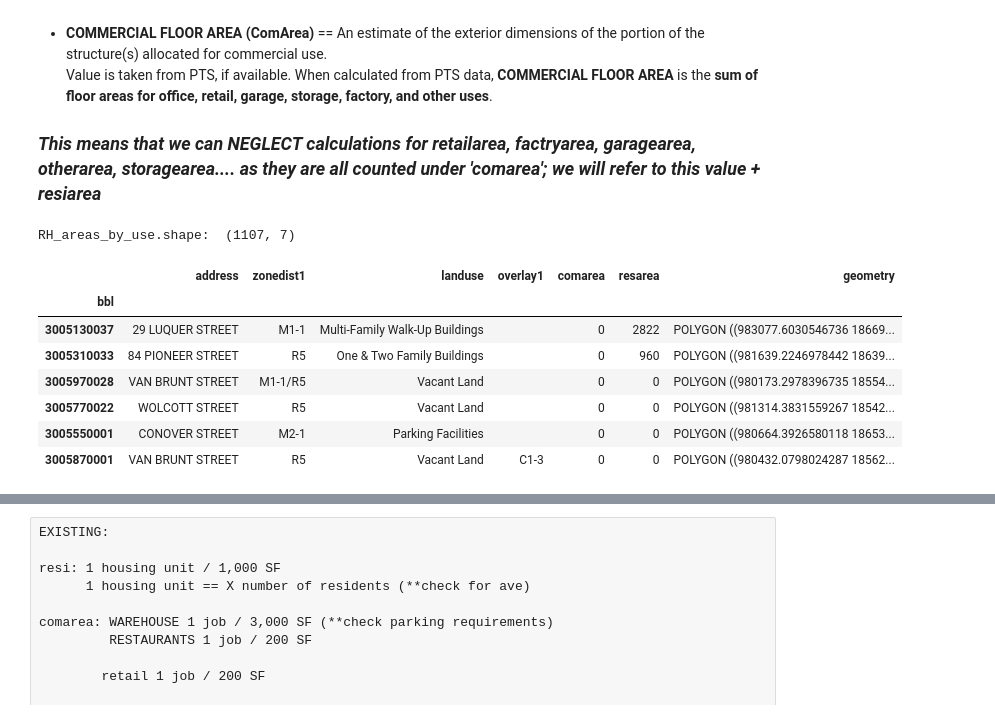
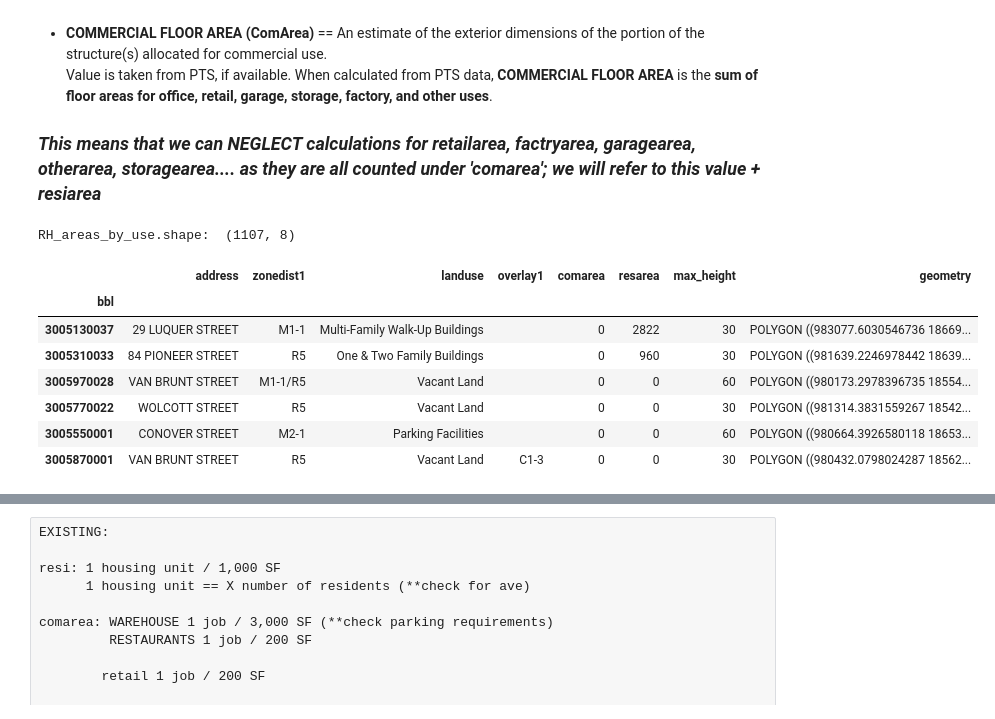
Before and after one commit to drawbrooklyn/RH_zoningAnalysis, a Jupyter notebook: Wolcott_jobs_analysis_20191025.ipynb, the cells around one changed output, grey strips where cells are left out. Cells and saved outputs as stored; diff of their text form; code cells hidden in the pictures.

```diff
--- a/Wolcott_jobs_analysis_20191025.ipynb
+++ b/Wolcott_jobs_analysis_20191025.ipynb
@@ -192,0 +196,27 @@ RH_pluto.iloc[:3,-2:]
+# %%
+# creating a function for allowed heights according to Zoning dist
+# not including street width differences or setbacks
+
+def max_height(df): #in feet
+    if df['zonedist1'] == 'M1-1':
+        val = 30
+    elif df['zonedist1'] == 'R5':
+        val = 30 # not including a setback of 15' at 30' height, up until 40'
+    elif df['zonedist1'] == 'M1-1/R5':
+        val = 60
+    elif df['zonedist1'] == 'M2-1':
+        val = 60 # not including setback
+    elif df['zonedist1'] == 'M3-1':
+        val = 60 # not including setback
+    elif df['zonedist1'] == 'R6':
+        val = 70 # max at wide street; on narrow street 55'
+    elif df['zonedist1'] == 'PARK':
+        val = 0
+    else:
+        val = 0
+    return val
+
+RH_pluto['max_height'] = RH_pluto.apply(max_height, axis=1)
+
+print(RH_pluto.shape)
+RH_pluto[['zonedist1', 'max_height']].head()
@@ -231,25 +270,25 @@ Value is taken from PTS, if available. When calculated from PTS data, **COMMERCI
 # %%
 # creating a new shortened dataframe for current SF by use and for allowed FAR by use
 
 RH_areas_by_use = RH_pluto[['address','zonedist1','landuse','overlay1',
-                            'comarea','resarea','geometry']] #leaving geometry to remain geodataframe
+                            'comarea','resarea','max_height', 'geometry']] #leaving geometry to remain geodataframe
 
 RH_allowed_far = RH_pluto[['address','lotarea','zonedist1','landuse','overlay1',
-                           'commfar','residfar','geometry']] #leaving geometry to remain geodataframe
+                           'commfar','residfar','max_height', 'geometry']] #leaving geometry to remain geodataframe
                                                              # dropped 'facilfar' 20191118
 
 print('RH_areas_by_use.shape: ', RH_areas_by_use.shape)
 RH_areas_by_use.head(6)
 # %% [output]
-RH_areas_by_use.shape:  (1107, 7)
+RH_areas_by_use.shape:  (1107, 8)
-|  | address | zonedist1 | landuse | overlay1 | comarea | resarea | geometry |
-| bbl |  |  |  |  |  |  |  |
-| 3005130037 | 29 LUQUER STREET | M1-1 | Multi-Family Walk-Up Buildings |  | 0 | 2822 | POLYGON ((983077.6030546736 18669... |
-| 3005310033 | 84 PIONEER STREET | R5 | One & Two Family Buildings |  | 0 | 960 | POLYGON ((981639.2246978442 18639... |
-| 3005970028 | VAN BRUNT STREET | M1-1/R5 | Vacant Land |  | 0 | 0 | POLYGON ((980173.2978396735 18554... |
-| 3005770022 | WOLCOTT STREET | R5 | Vacant Land |  | 0 | 0 | POLYGON ((981314.3831559267 18542... |
-| 3005550001 | CONOVER STREET | M2-1 | Parking Facilities |  | 0 | 0 | POLYGON ((980664.3926580118 18653... |
-| 3005870001 | VAN BRUNT STREET | R5 | Vacant Land | C1-3 | 0 | 0 | POLYGON ((980432.0798024287 18562... |
+|  | address | zonedist1 | landuse | overlay1 | comarea | resarea | max_height | geometry |
+| bbl |  |  |  |  |  |  |  |  |
+| 3005130037 | 29 LUQUER STREET | M1-1 | Multi-Family Walk-Up Buildings |  | 0 | 2822 | 30 | POLYGON ((983077.6030546736 18669... |
+| 3005310033 | 84 PIONEER STREET | R5 | One & Two Family Buildings |  | 0 | 960 | 30 | POLYGON ((981639.2246978442 18639... |
+| 3005970028 | VAN BRUNT STREET | M1-1/R5 | Vacant Land |  | 0 | 0 | 60 | POLYGON ((980173.2978396735 18554... |
+| 3005770022 | WOLCOTT STREET | R5 | Vacant Land |  | 0 | 0 | 30 | POLYGON ((981314.3831559267 18542... |
+| 3005550001 | CONOVER STREET | M2-1 | Parking Facilities |  | 0 | 0 | 60 | POLYGON ((980664.3926580118 18653... |
+| 3005870001 | VAN BRUNT STREET | R5 | Vacant Land | C1-3 | 0 | 0 | 30 | POLYGON ((980432.0798024287 18562... |
 # %%
 print('# of lots with commercial overlay:', RH_areas_by_use[RH_areas_by_use['overlay1'] != ''].shape[0])
 print('# of lots with commerce area larger than 0:', RH_areas_by_use[RH_areas_by_use['comarea'] != 0].shape[0], '\n')
```
Also changed, not shown: parts of 28 cells of this notebook, 4 other files.
